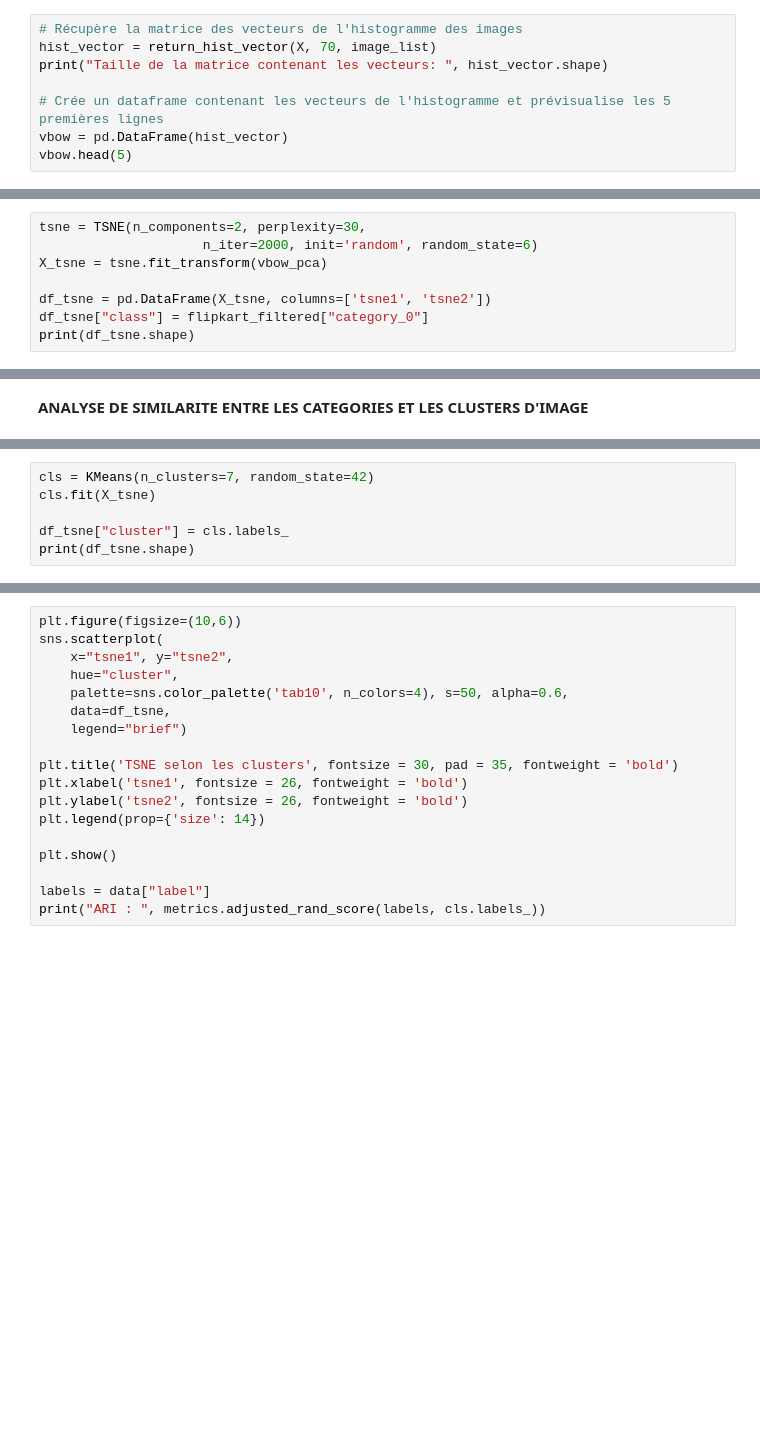
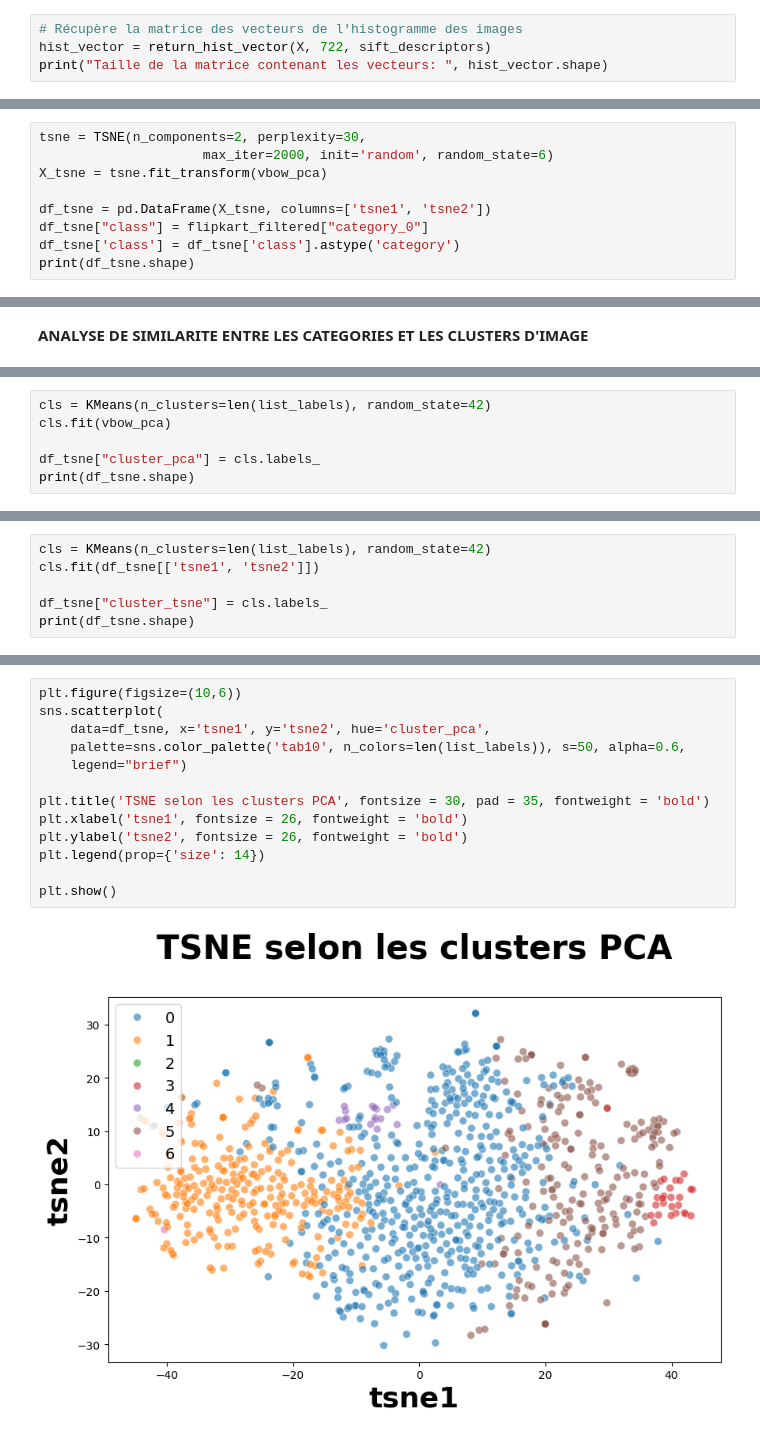
Before and after one commit to Hedredo/oc_projet_6, a Jupyter notebook: cnn.ipynb, the cells around one changed output, grey strips where cells are left out. Saved outputs shown, nothing was run; the diff lists cells and outputs as text; blank space fills up the shorter version.

Commit message:
code update VBOW

```diff
--- a/cnn.ipynb
+++ b/cnn.ipynb
@@ -672,10 +672,6 @@ def return_hist_vector(X, n_cluster, image_list):
     return np.array(hist_vector)
 # %%
 # Récupère la matrice des vecteurs de l'histogramme des images
-hist_vector = return_hist_vector(X, 70, image_list)
+hist_vector = return_hist_vector(X, 722, sift_descriptors)
 print("Taille de la matrice contenant les vecteurs: ", hist_vector.shape)
-
-# Crée un dataframe contenant les vecteurs de l'histogramme et prévisualise les 5 premières lignes
-vbow = pd.DataFrame(hist_vector)
-vbow.head(5)
 # %% [output]
@@ -693,8 +710,9 @@ print("Dimensions dataset après réduction PCA : ", vbow_pca.shape)
 # %%
 tsne = TSNE(n_components=2, perplexity=30,
-                     n_iter=2000, init='random', random_state=6)
+                     max_iter=2000, init='random', random_state=6)
 X_tsne = tsne.fit_transform(vbow_pca)
 
 df_tsne = pd.DataFrame(X_tsne, columns=['tsne1', 'tsne2'])
 df_tsne["class"] = flipkart_filtered["category_0"]
+df_tsne['class'] = df_tsne['class'].astype('category')
 print(df_tsne.shape)
@@ -707,6 +731,6 @@ ARI :  0.0021 time :  11.0
 # %%
-cls = KMeans(n_clusters=7, random_state=42)
-cls.fit(X_tsne)
+cls = KMeans(n_clusters=len(list_labels), random_state=42)
+cls.fit(vbow_pca)
 
-df_tsne["cluster"] = cls.labels_
+df_tsne["cluster_pca"] = cls.labels_
 print(df_tsne.shape)
@@ -712,0 +739,6 @@ print(df_tsne.shape)
+# %%
+cls = KMeans(n_clusters=len(list_labels), random_state=42)
+cls.fit(df_tsne[['tsne1', 'tsne2']])
+
+df_tsne["cluster_tsne"] = cls.labels_
+print(df_tsne.shape)
@@ -713,18 +755,15 @@ print(df_tsne.shape)
 # %%
 plt.figure(figsize=(10,6))
 sns.scatterplot(
-    x="tsne1", y="tsne2",
-    hue="cluster",
-    palette=sns.color_palette('tab10', n_colors=4), s=50, alpha=0.6,
-    data=df_tsne,
+    data=df_tsne, x='tsne1', y='tsne2', hue='cluster_pca',
+    palette=sns.color_palette('tab10', n_colors=len(list_labels)), s=50, alpha=0.6,
     legend="brief")
 
-plt.title('TSNE selon les clusters', fontsize = 30, pad = 35, fontweight = 'bold')
+plt.title('TSNE selon les clusters PCA', fontsize = 30, pad = 35, fontweight = 'bold')
 plt.xlabel('tsne1', fontsize = 26, fontweight = 'bold')
 plt.ylabel('tsne2', fontsize = 26, fontweight = 'bold')
 plt.legend(prop={'size': 14})
 
 plt.show()
-
-labels = data["label"]
-print("ARI : ", metrics.adjusted_rand_score(labels, cls.labels_))
+# %% [output]
+[figure, added]
```
Also changed, not shown: parts of 20 cells of this notebook.
